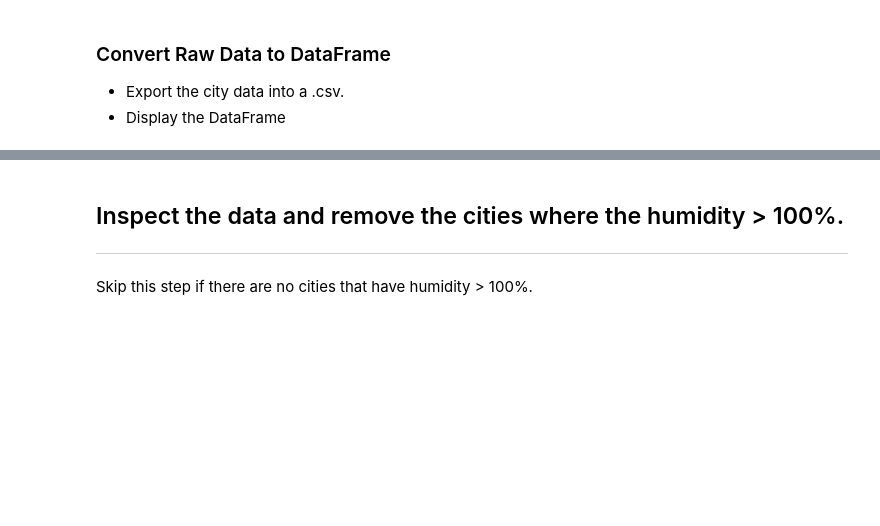
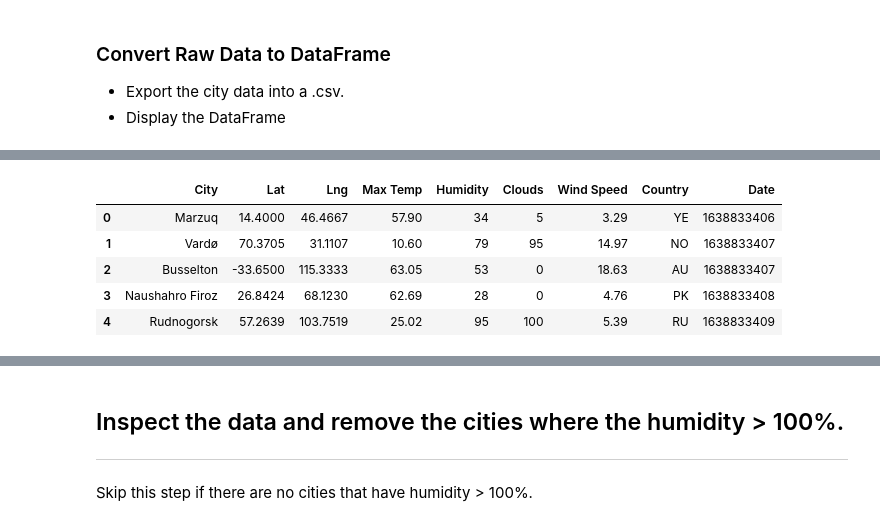
Before and after one commit to stefanyl/python-api-challenge, a Jupyter notebook: WeatherPy/WeatherPy.ipynb, the cells around one changed output, grey strips where cells are left out. Saved outputs shown, nothing was run; the diff lists cells and outputs as text; code cells hidden in the pictures; blank space fills up the shorter version.

```diff
--- a/WeatherPy/WeatherPy.ipynb
+++ b/WeatherPy/WeatherPy.ipynb
@@ -159,0 +141,21 @@ Processing Record 7 of Set 9 : daru
+# %%
+#Create a dataframe using information from city weather data
+cities_df = pd.DataFrame({
+    "City" : city_list,
+    "Lat" : lat_list,
+    "Lng" : lng_list,
+    "Max Temp" : max_temp_list,
+    "Humidity" : humidity_list,
+    "Clouds" : cloudiness_list,
+    "Wind Speed" : wind_speed_list,
+    "Country" : country_list,
+    "Date" : date_list
+})
+cities_df.head()
+# %% [output]
+|  | City | Lat | Lng | Max Temp | Humidity | Clouds | Wind Speed | Country | Date |
+| 0 | Marzuq | 14.4000 | 46.4667 | 57.90 | 34 | 5 | 3.29 | YE | 1638833406 |
+| 1 | Vardø | 70.3705 | 31.1107 | 10.60 | 79 | 95 | 14.97 | NO | 1638833407 |
+| 2 | Busselton | -33.6500 | 115.3333 | 63.05 | 53 | 0 | 18.63 | AU | 1638833407 |
+| 3 | Naushahro Firoz | 26.8424 | 68.1230 | 62.69 | 28 | 0 | 4.76 | PK | 1638833408 |
+| 4 | Rudnogorsk | 57.2639 | 103.7519 | 25.02 | 95 | 100 | 5.39 | RU | 1638833409 |
```
Also changed, not shown: parts of 10 cells of this notebook.
